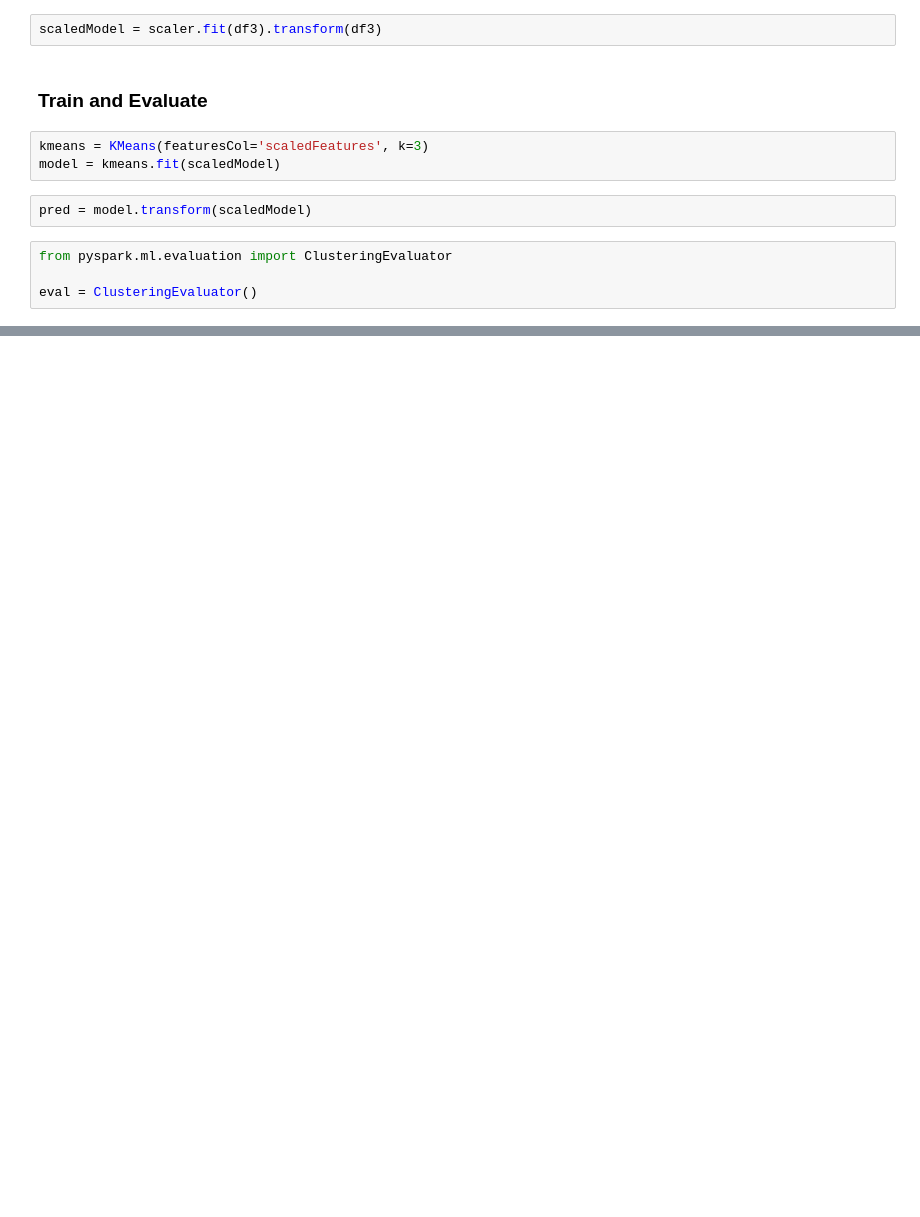
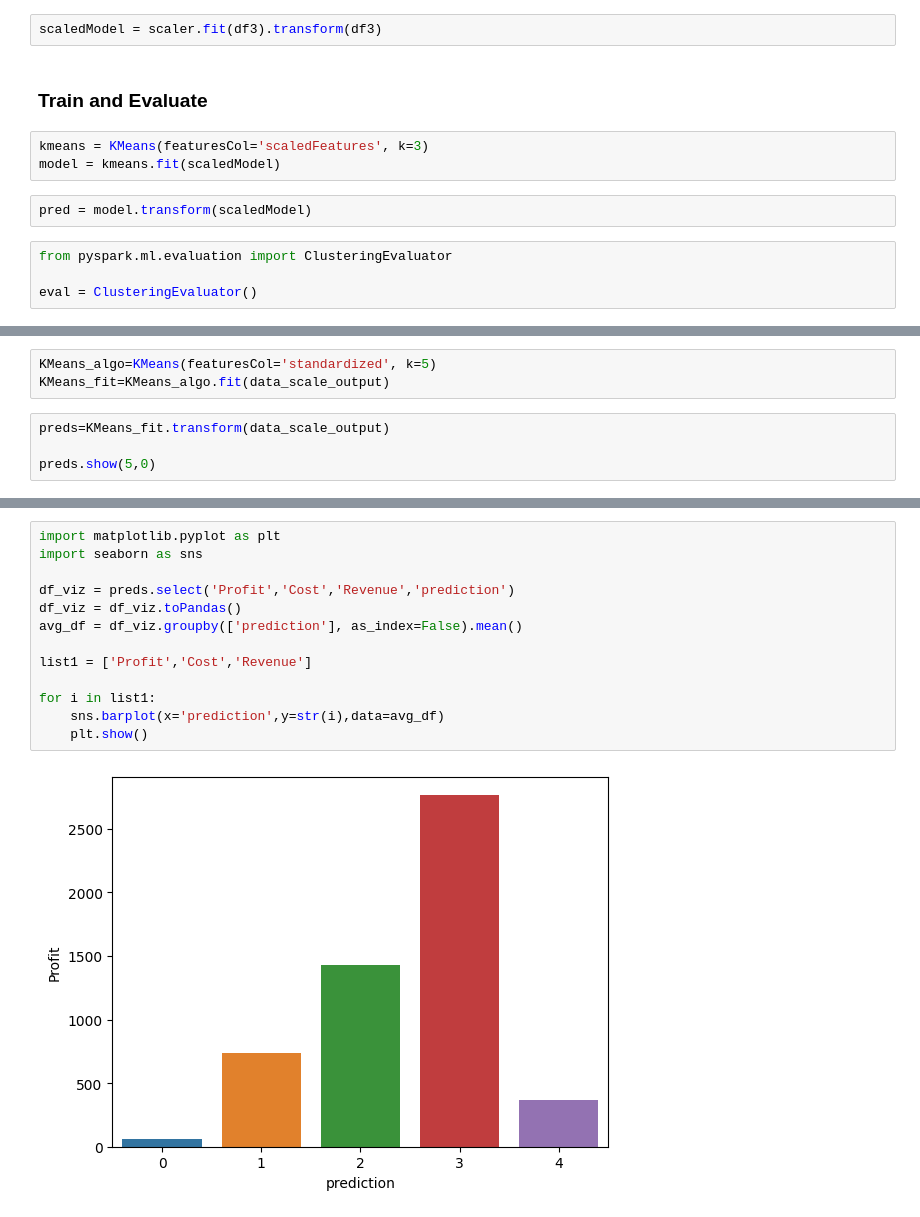
Before and after one commit to dindadinho93/Spark-Exercise, a Jupyter notebook: spark_kmeans.ipynb, the cells around one changed output, grey strips where cells are left out. Saved outputs shown, nothing was run; the diff lists cells and outputs as text; blank space fills up the shorter version.

```diff
--- a/spark_kmeans.ipynb
+++ b/spark_kmeans.ipynb
@@ -60,0 +143,7 @@ for center in centers:
+# %%
+KMeans_algo=KMeans(featuresCol='standardized', k=5)
+KMeans_fit=KMeans_algo.fit(data_scale_output)
+# %%
+preds=KMeans_fit.transform(data_scale_output)
+
+preds.show(5,0)
@@ -60,0 +161,15 @@ for center in centers:
+# %%
+import matplotlib.pyplot as plt
+import seaborn as sns
+
+df_viz = preds.select('Profit','Cost','Revenue','prediction')
+df_viz = df_viz.toPandas()
+avg_df = df_viz.groupby(['prediction'], as_index=False).mean()
+
+list1 = ['Profit','Cost','Revenue']
+
+for i in list1:
+    sns.barplot(x='prediction',y=str(i),data=avg_df)
+    plt.show()
+# %% [output]
+[figure, added]
```
Also changed, not shown: parts of 12 cells of this notebook.
